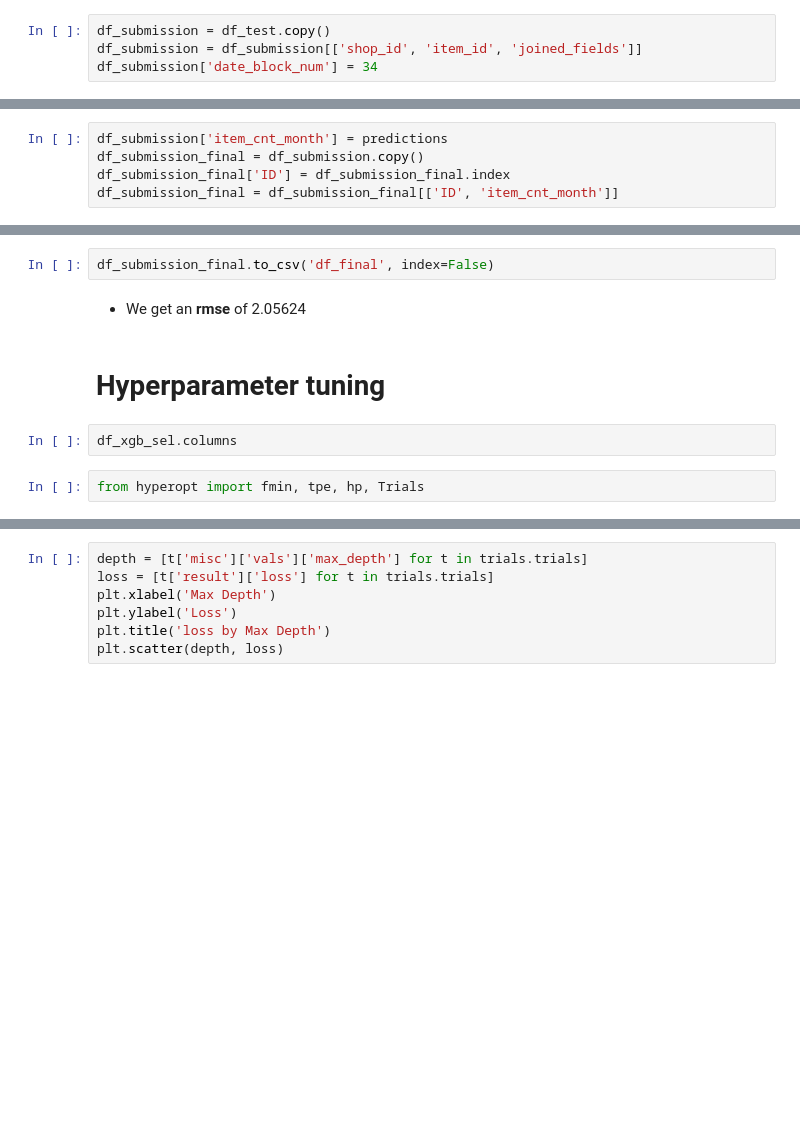
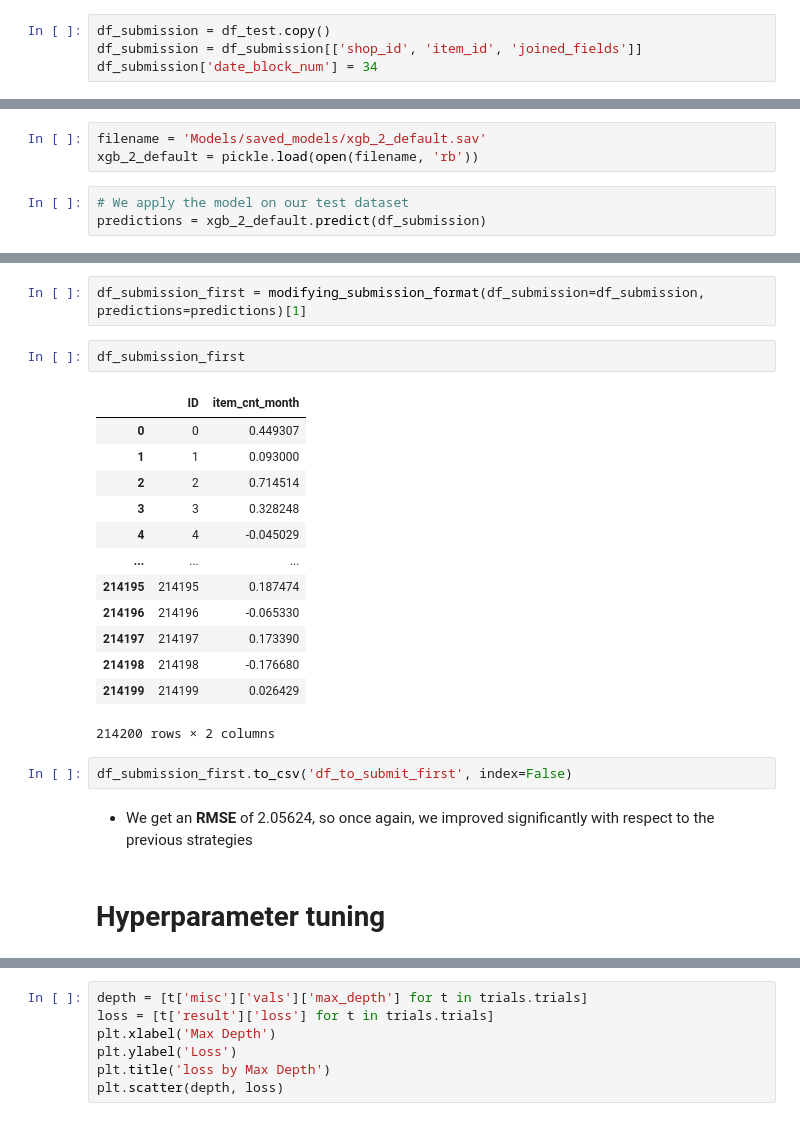
Before and after one commit to AlessandroBiagi/DataScienceProjects, a Jupyter notebook: Future_Sales/Predict_Future_Sales.ipynb, the cells around one changed output, grey strips where cells are left out. Drawn from its saved outputs; the diff is of its cells as text; blank space fills up the shorter version.

```diff
--- a/Future_Sales/Predict_Future_Sales.ipynb
+++ b/Future_Sales/Predict_Future_Sales.ipynb
@@ -915,5 +1058,0 @@ predictions = xgb_model_default_2.predict(df_submission)
-# %%
-df_submission['item_cnt_month'] = predictions
-df_submission_final = df_submission.copy()
-df_submission_final['ID'] = df_submission_final.index
-df_submission_final = df_submission_final[['ID', 'item_cnt_month']]
@@ -921,0 +1059,6 @@ df_submission_final
+# %%
+filename = 'Models/saved_models/xgb_2_default.sav'
+xgb_2_default = pickle.load(open(filename, 'rb'))
+# %%
+# We apply the model on our test dataset
+predictions = xgb_2_default.predict(df_submission)
@@ -922,10 +1068,24 @@ df_submission_final
+# %%
+df_submission_first = modifying_submission_format(df_submission=df_submission, predictions=predictions)[1]
+# %%
+df_submission_first
+# %% [output]
+|  | ID | item_cnt_month |
+| 0 | 0 | 0.449307 |
+| 1 | 1 | 0.093000 |
+| 2 | 2 | 0.714514 |
+| 3 | 3 | 0.328248 |
+| 4 | 4 | -0.045029 |
+| ... | ... | ... |
+| 214195 | 214195 | 0.187474 |
+| 214196 | 214196 | -0.065330 |
+| 214197 | 214197 | 0.173390 |
+| 214198 | 214198 | -0.176680 |
+| 214199 | 214199 | 0.026429 |
+214200 rows × 2 columns
 # %%
-df_submission_final.to_csv('df_final', index=False)
+df_submission_first.to_csv('df_to_submit_first', index=False)
 # %% [markdown]
-- We get an **rmse** of 2.05624
+- We get an **RMSE** of 2.05624, so once again, we improved significantly with respect to the previous strategies
 # %% [markdown]
 # Hyperparameter tuning
-# %%
-df_xgb_sel.columns
-# %%
-from hyperopt import fmin, tpe, hp, Trials
```
Also changed, not shown: parts of 141 cells of this notebook, 4 other files.
